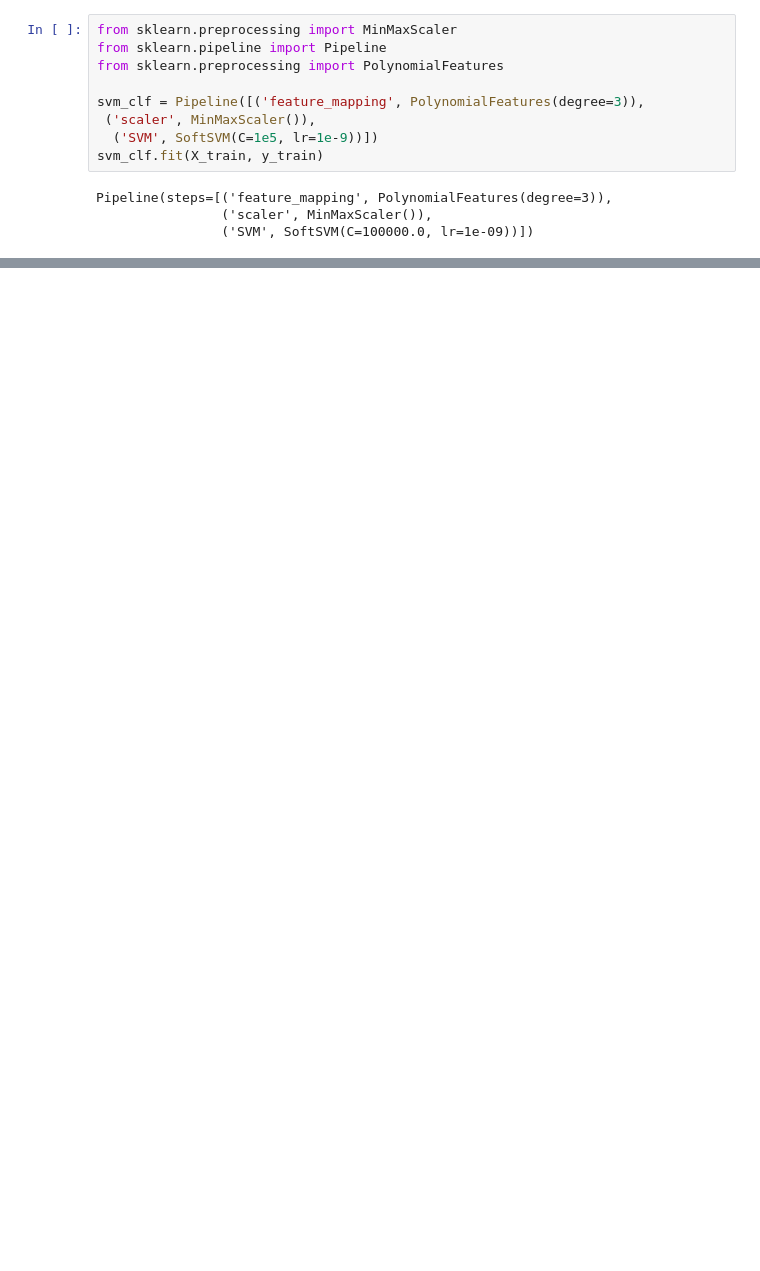
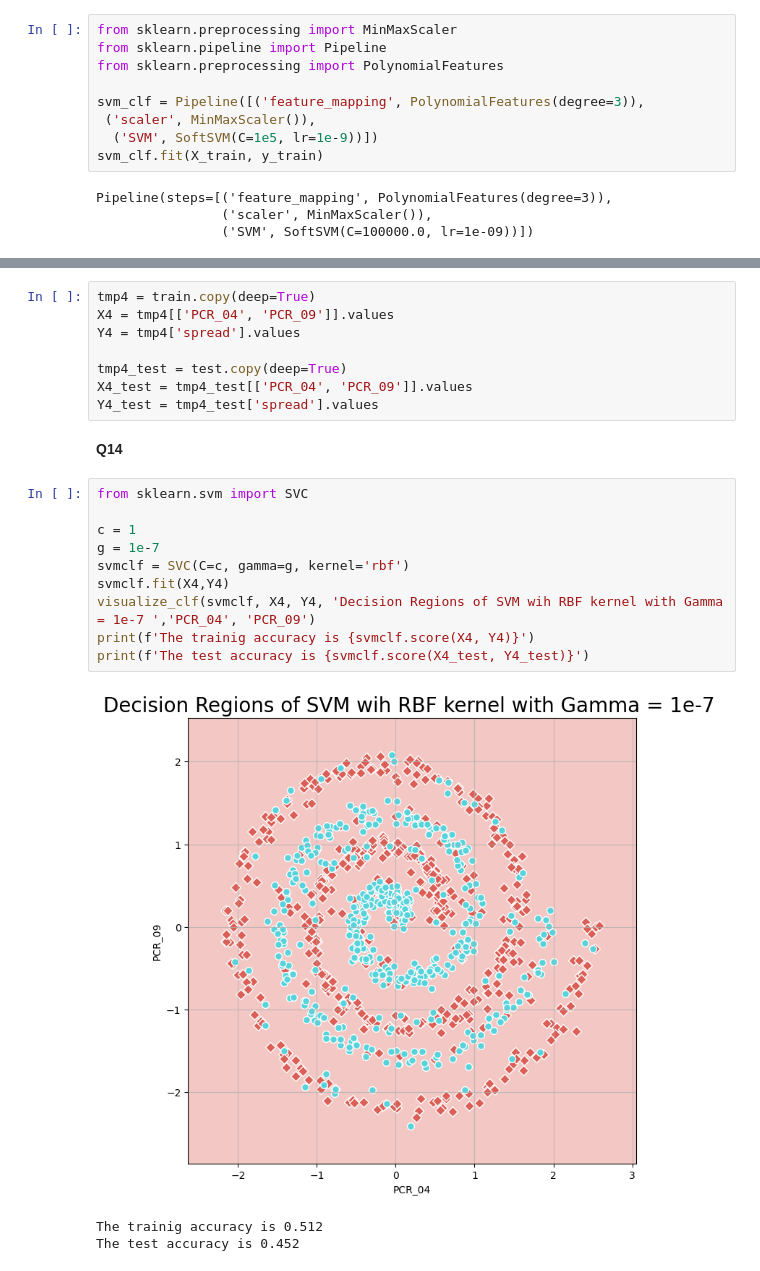
Before and after one commit to muradek/ML_Major_HW2, a Jupyter notebook: HW2_M.ipynb, the cells around one changed output, grey strips where cells are left out. Saved outputs shown, nothing was run; the diff lists cells and outputs as text; blank space fills up the shorter version.

```diff
--- a/HW2_M.ipynb
+++ b/HW2_M.ipynb
@@ -610,0 +618,24 @@ The test accuracy is 0.6
+# %%
+tmp4 = train.copy(deep=True)
+X4 = tmp4[['PCR_04', 'PCR_09']].values
+Y4 = tmp4['spread'].values
+
+tmp4_test = test.copy(deep=True)
+X4_test = tmp4_test[['PCR_04', 'PCR_09']].values
+Y4_test = tmp4_test['spread'].values
+# %% [markdown]
+**Q14**
+# %%
+from sklearn.svm import SVC
+
+c = 1
+g = 1e-7
+svmclf = SVC(C=c, gamma=g, kernel='rbf')
+svmclf.fit(X4,Y4)
+visualize_clf(svmclf, X4, Y4, 'Decision Regions of SVM wih RBF kernel with Gamma = 1e-7 ','PCR_04', 'PCR_09')
+print(f'The trainig accuracy is {svmclf.score(X4, Y4)}')
+print(f'The test accuracy is {svmclf.score(X4_test, Y4_test)}')
+# %% [output]
+[figure, added]
+The trainig accuracy is 0.512
+The test accuracy is 0.452
```
Also changed, not shown: parts of 10 cells of this notebook.
